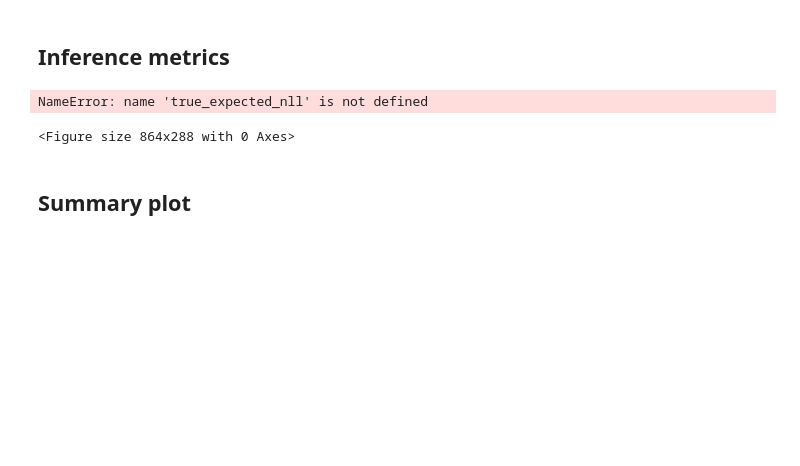
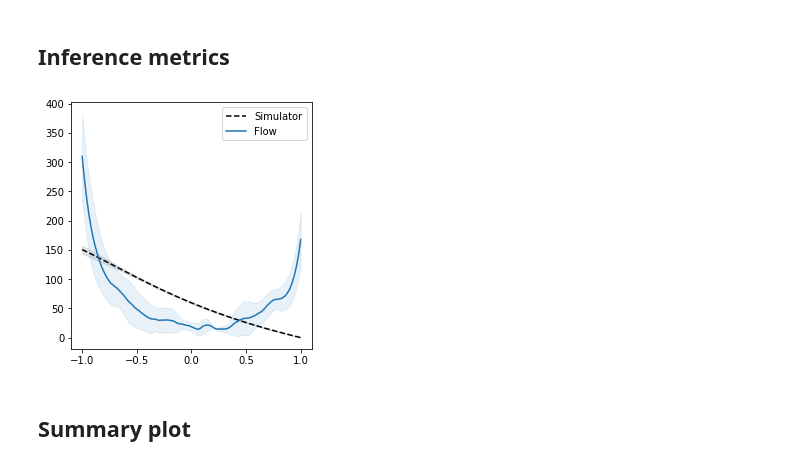
Before and after one commit to johannbrehmer/manifold-flow, a Jupyter notebook: experiments/notebooks/plot_power_results.ipynb, the cells around one changed output. Saved outputs shown, nothing was run; the diff lists cells and outputs as text; code cells hidden in the pictures; blank space fills up the shorter version.

Commit message:
Fixed true log likelihood for power manifold

```diff
--- a/experiments/notebooks/plot_power_results.ipynb
+++ b/experiments/notebooks/plot_power_results.ipynb
@@ -15,3 +17,8 @@ from sklearn.metrics import roc_auc_score
+# %%
+def plot_w_err(x, yvals, ls="-", m=" ", ms=6., c="black", label=None, alpha=0.1, **kwargs):
+    y_mean, y_err = np.nanmean(yvals, axis=1), np.nanstd(yvals, axis=1)
+    plt.fill_between(x, y_mean - y_err, y_mean + y_err, color=c, alpha=alpha)
+    plt.plot(x, y_mean, label=label, ls=ls, marker=m, ms=ms, c=c, **kwargs)
 # %% [markdown]
 ## Load results
 # %%
@@ -104,5 +117,5 @@ param_grid = np.linspace(-1, 1, 101)
 # %%
-n_observed = 20
+n_observed = 200
 min_logp = -100.
 max_distance = 10.
 
@@ -112,7 +125,7 @@ model_observed_nll = -2. * np.sum(model_test_logp[:,:,:,:n_observed], axis=-1)
 
 test_mean_logp = np.mean(np.clip(test_logp, min_logp, None), axis=1)
 test_mean_distance = np.mean(np.clip(test_distance, None, max_distance), axis=1)
-true_observed_nll = -2. * np.sum(test_logp[:,:n_observed], axis=-1)
+true_observed_nll = -2. * np.sum(test_logp[:,:,:n_observed], axis=-1)
 # %%
 def calculate_roc_auc(x0, x1):
     assert x0.shape == x1.shape
@@ -436,40 +449,24 @@ plt.savefig("../figures/generated_samples_distance_distribution_power.pdf")
 [figure]
 # %% [markdown]
 ## Inference metrics
-# %%
-cmin, cmax = 0.,4.
-run = 0
-
-ncols = 3
-nrows = len(algo_labels) // ncols + 1
-
-fig = plt.figure(figsize=(ncols*4, nrows*4))
-
-for panel, algo in enumerate(range(-1, len(algo_labels))):
-    logp = true_expected_nll[0, setup] if algo < 0 else model_expected_nll[algo, setup]
-    logp = logp - np.min(logp)
-    logp = np.clip(logp, cmin, cmax).reshape((11,11))
-
-    ax = fig.add_subplot(nrows, ncols, row * ncols + col + 1)
-    extent = (-1. - 0.5 * 2. / 11, 1. + 0.5 * 2. / 11, -1. - 0.5 * 2. / 11, 1. + 0.5 * 2. / 11)
-    im = plt.imshow(logp.T, extent=extent, vmin=cmin, vmax=cmax, origin="lower", cmap="viridis_r")
-
-    ax.set_xlabel((r"$\theta_0$ - Truth" if algo < 0 else algo_labels[algo]) + " ({})".format(setup_labels[setup]))
-    ax.set_ylabel(r"$\theta_1$")
-
-    if row == 0:
-        ax.set_title("Simulator" if algo < 0 else algo_labels[algo])
-
-    ax.set_xlabel(r"$\theta_0$")
-    ax.set_ylabel(r"$\theta_1$")
-
-    if row == 0:
-        ax.set_title("Simulator" if algo < 0 else algo_labels[algo])
-
-plt.tight_layout()
-plt.savefig("../figures/test_expected_likelihood_maps_power.pdf")
-# %% [output]
-NameError: name 'true_expected_nll' is not defined
-<Figure size 864x288 with 0 Axes>
+# %%
+run = 0
+
+fig = plt.figure(figsize=(4,4))
+
+plot_w_err(param_grid, true_observed_nll.T - np.min(true_observed_nll, axis=1), ls="--", c="black", label="Simulator")
+for label, c, ls in zip(algo_labels, algo_colors, algo_linestyles):
+    logp = model_observed_nll[algo].T - np.min(model_observed_nll[algo], axis=1)
+    plot_w_err(param_grid, logp, ls=ls, c=c, label=label)
+
+plt.legend()
+
+ax.set_xlabel(r"$\theta$")
+ax.set_ylabel(r"$-2 \log \Delta {p(x|\theta)$")
+
+plt.tight_layout()
+plt.savefig("../figures/test_observed_likelihood_maps_power.pdf")
+# %% [output]
+[figure, added]
 # %% [markdown]
 ## Summary plot
```
Also changed, not shown: parts of 10 cells of this notebook, 6 other files.
